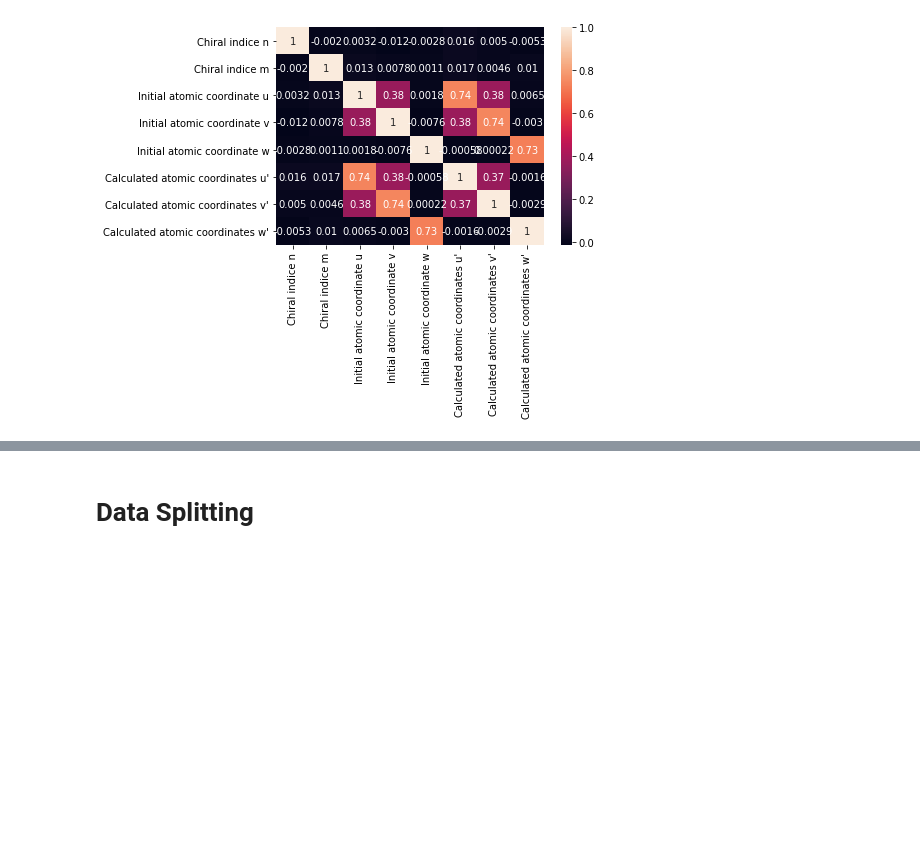
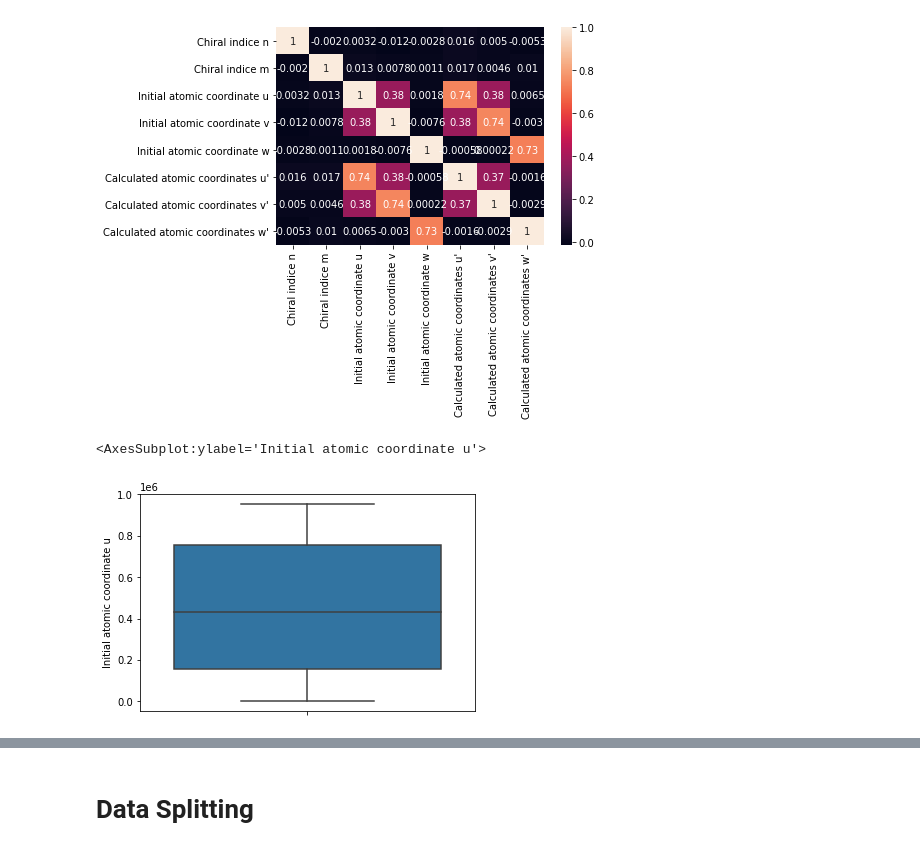
Before and after one commit to arkahood/carbon_nanotubes-Regression-Models, a Jupyter notebook: carbon_nanotubes.ipynb, the cells around one changed output, grey strips where cells are left out. Drawn from its saved outputs; the diff is of its cells as text; code cells hidden in the pictures; blank space fills up the shorter version.

```diff
--- a/carbon_nanotubes.ipynb
+++ b/carbon_nanotubes.ipynb
@@ -66,3 +66,8 @@ snb.heatmap(dataset.corr(),annot=True,fmt=".2g")
 # %% [output]
 <AxesSubplot:>
 [figure]
+# %%
+snb.boxplot(y=dataset["Initial atomic coordinate u"])
+# %% [output]
+<AxesSubplot:ylabel='Initial atomic coordinate u'>
+[figure, added]
```
Also changed, not shown: parts of 3 cells of this notebook.
